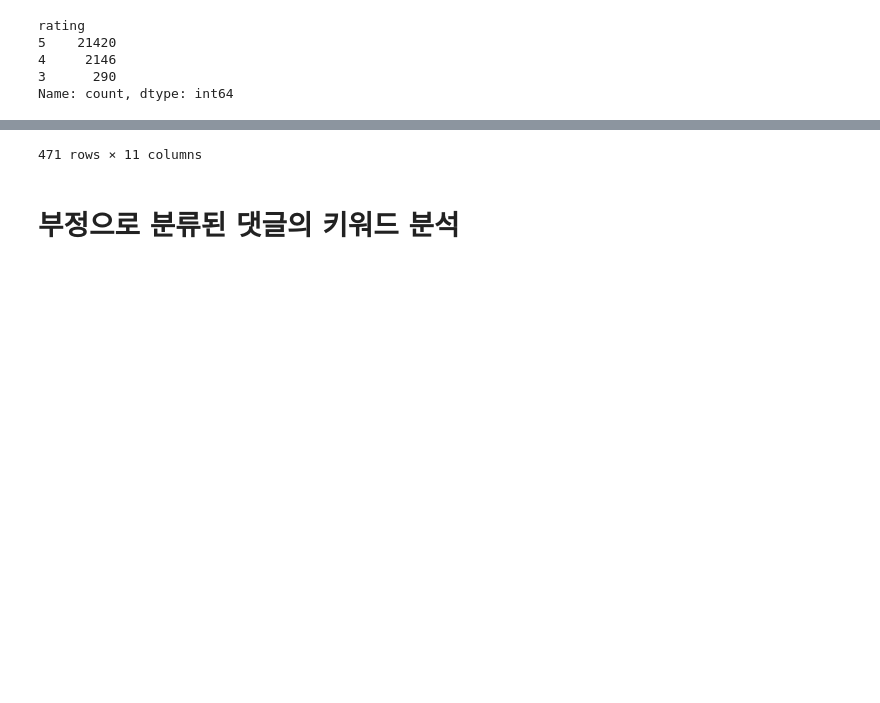
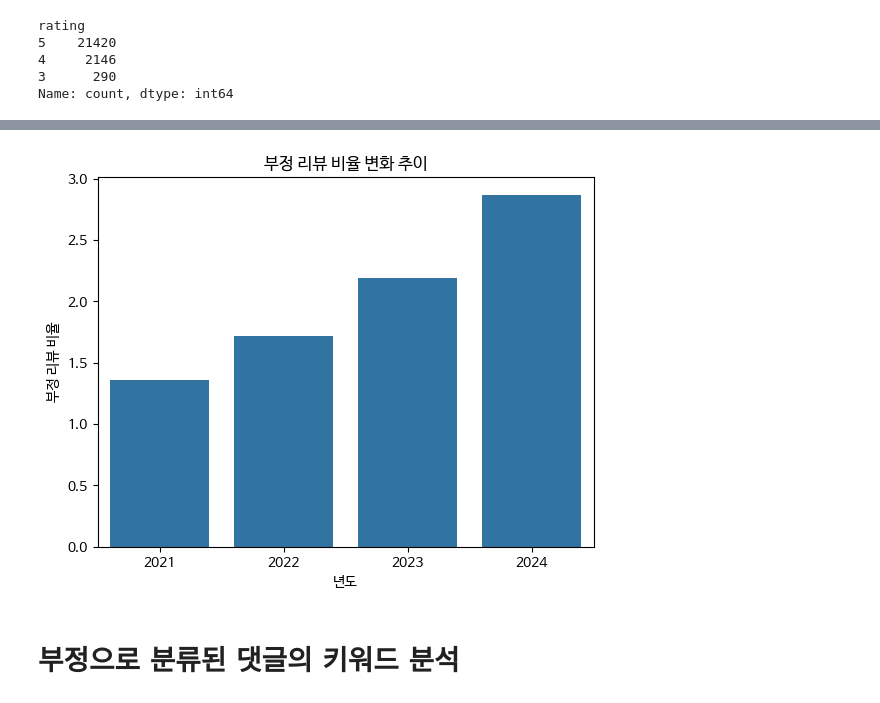
Before and after one commit to nohjuhyeon/AI_LKJ_hubs_fastapi, a Jupyter notebook: data_analysis/tour_pass/jh_tour_pass_review_fourth.ipynb, the cells around one changed output, grey strips where cells are left out. Saved outputs shown, nothing was run; the diff lists cells and outputs as text; code cells hidden in the pictures; blank space fills up the shorter version.

```diff
--- a/data_analysis/tour_pass/jh_tour_pass_review_fourth.ipynb
+++ b/data_analysis/tour_pass/jh_tour_pass_review_fourth.ipynb
@@ -618,0 +606,5 @@ Name: count, dtype: int64
+# %%
+pivot_goodorbad_ratio = pd.pivot_table(df_tour_pass_review,index='year',columns='goodorbad',values='content', aggfunc = 'count')
+pivot_goodorbad_ratio = pivot_goodorbad_ratio.reset_index()
+pivot_goodorbad_ratio['bad_ratio'] = round(pivot_goodorbad_ratio['부정']/(pivot_goodorbad_ratio['부정']+pivot_goodorbad_ratio['긍정'])*100,2)
+pivot_goodorbad_ratio
@@ -619,3 +628,7 @@ Name: count, dtype: int64
 # %%
-df_tour_pass_bad
+sns.barplot(data=pivot_goodorbad_ratio, x="year", y="bad_ratio")
+plt.title('부정 리뷰 비율 변화 추이')
+plt.xlabel('년도')
+plt.ylabel('부정 리뷰 비율')
+plt.show()
 # %% [output]
@@ -634,4 +635,4 @@ df_tour_pass_bad
-471 rows × 11 columns
+[figure, added]
 # %% [markdown]
 # 부정으로 분류된 댓글의 키워드 분석
 # %%
```
Also changed, not shown: parts of 10 cells of this notebook.
